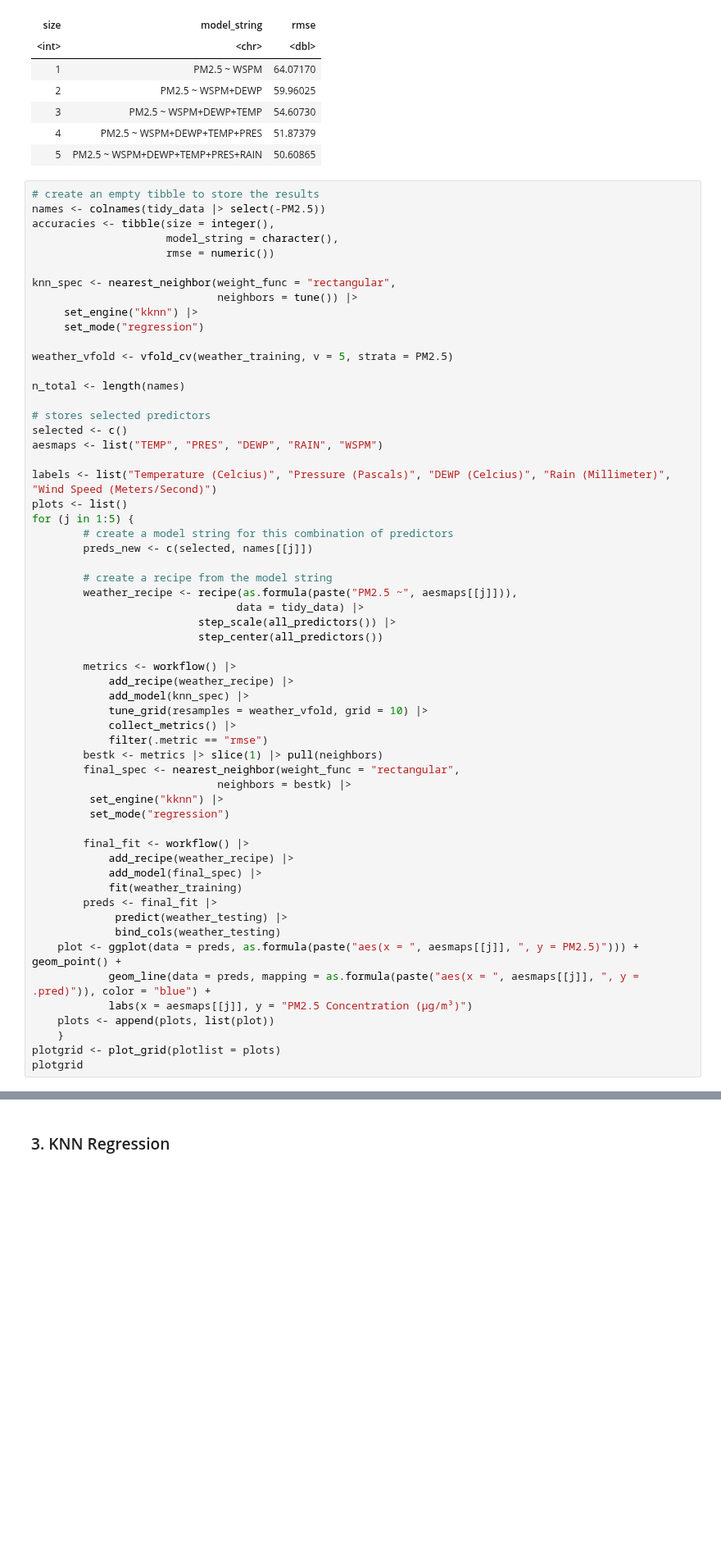
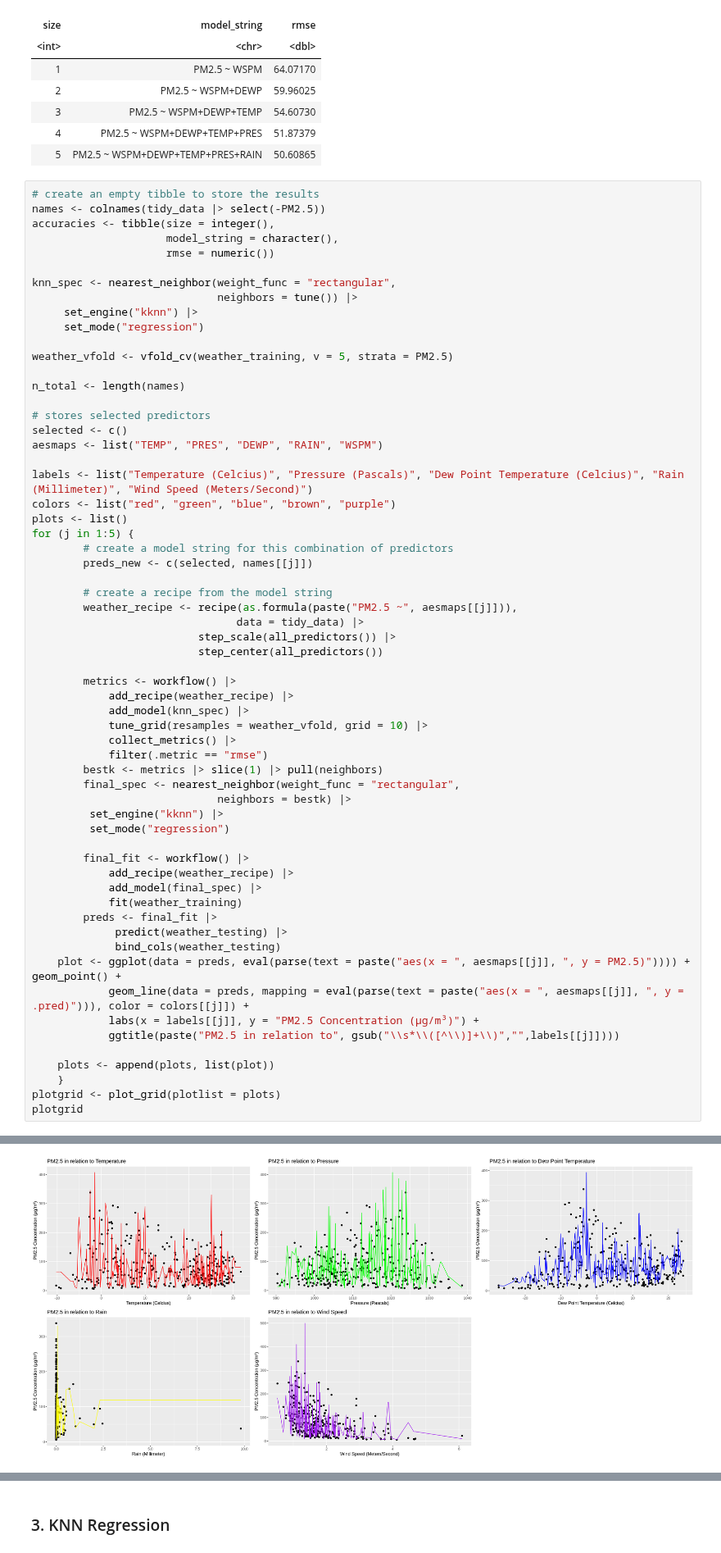
Before and after one commit to Noname397/dsci100groupproject96, a Jupyter notebook: Final Project.ipynb, the cells around one changed output, grey strips where cells are left out. Shown at 82% size. Drawn from its saved outputs; the diff is of its cells as text; blank space fills up the shorter version.

Commit message:
Visualization Almost Done

```diff
--- a/Final Project.ipynb
+++ b/Final Project.ipynb
@@ -202,7 +202,8 @@ n_total <- length(names)
 selected <- c()
 aesmaps <- list("TEMP", "PRES", "DEWP", "RAIN", "WSPM")
 
-labels <- list("Temperature (Celcius)", "Pressure (Pascals)", "DEWP (Celcius)", "Rain (Millimeter)", "Wind Speed (Meters/Second)")
+labels <- list("Temperature (Celcius)", "Pressure (Pascals)", "Dew Point Temperature (Celcius)", "Rain (Millimeter)", "Wind Speed (Meters/Second)")
+colors <- list("red", "green", "blue", "brown", "purple")
 plots <- list()
 for (j in 1:5) {
         # create a model string for this combination of predictors
@@ -233,9 +234,11 @@ for (j in 1:5) {
         preds <- final_fit |>
              predict(weather_testing) |>
              bind_cols(weather_testing)
-    plot <- ggplot(data = preds, as.formula(paste("aes(x = ", aesmaps[[j]], ", y = PM2.5)"))) + geom_point() +
-            geom_line(data = preds, mapping = as.formula(paste("aes(x = ", aesmaps[[j]], ", y = .pred)")), color = "blue") +
-            labs(x = aesmaps[[j]], y = "PM2.5 Concentration (µg/m³)")
+    plot <- ggplot(data = preds, eval(parse(text = paste("aes(x = ", aesmaps[[j]], ", y = PM2.5)")))) + geom_point() +
+            geom_line(data = preds, mapping = eval(parse(text = paste("aes(x = ", aesmaps[[j]], ", y = .pred)"))), color = colors[[j]]) +
+            labs(x = labels[[j]], y = "PM2.5 Concentration (µg/m³)") +
+            ggtitle(paste("PM2.5 in relation to", gsub("\\s*\\([^\\)]+\\)","",labels[[j]])))
+
     plots <- append(plots, list(plot))
     }
 plotgrid <- plot_grid(plotlist = plots)
@@ -244,0 +247 @@ ERROR: Error in class(ff) <- "formula": attempt to set an attribute on NULL
+[figure, added]
```
Also changed, not shown: parts of 2 cells of this notebook.
